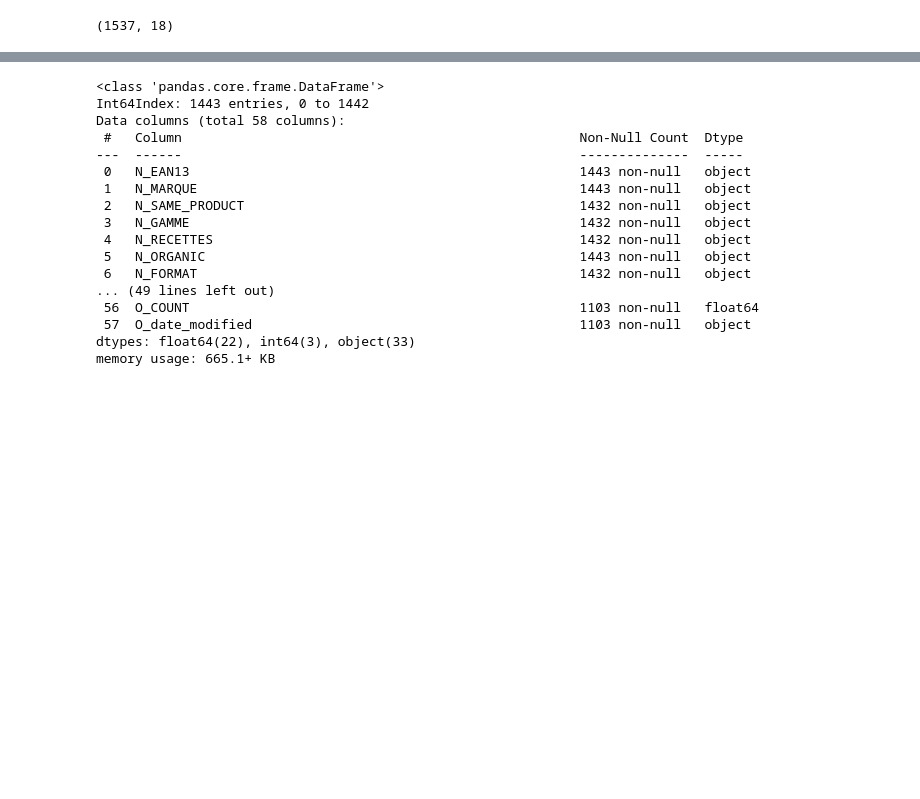
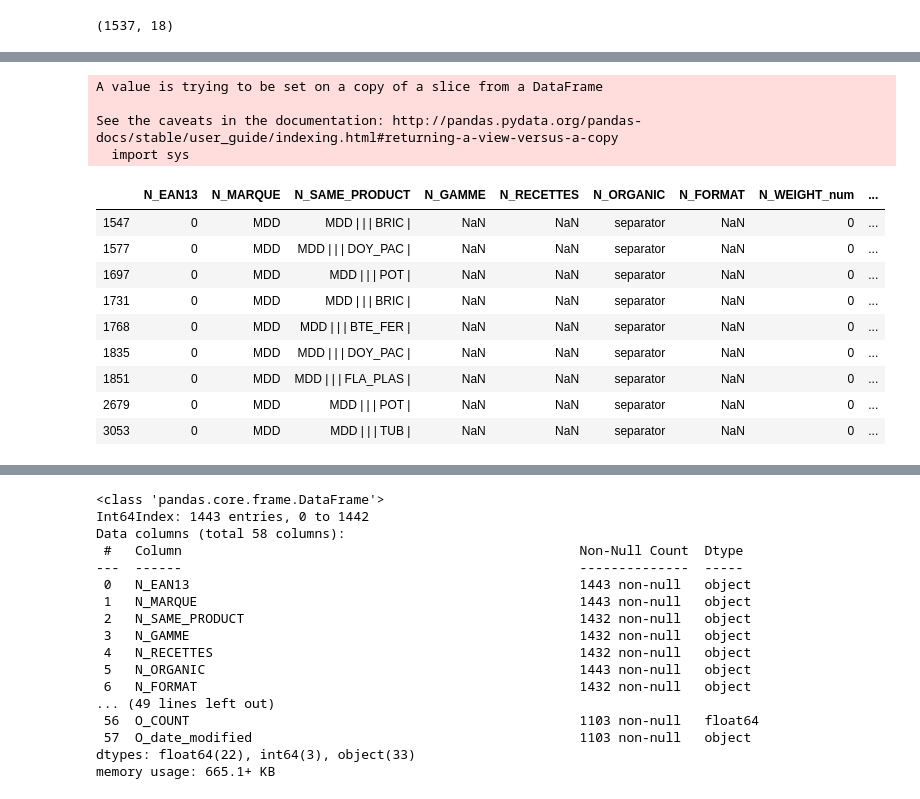
Before and after one commit to alex-toy/italians_do_it_better, a Jupyter notebook: M_MERGE/MERGE_N_O.ipynb, the cells around one changed output, grey strips where cells are left out. Drawn from its saved outputs; the diff is of its cells as text; code cells hidden in the pictures; blank space fills up the shorter version.

```diff
--- a/M_MERGE/MERGE_N_O.ipynb
+++ b/M_MERGE/MERGE_N_O.ipynb
@@ -338,0 +369,27 @@ df_N_PROD.shape
+# %%
+# Creation on the values in N_SAME_PROD for MDD' and 'MDD_1_PRX'
+mdd=(df_N_PROD['N_MARQUE']=='MDD')|(df_N_PROD['N_MARQUE']=='MDD_1_PRX') #bolean vecteur (values to change)
+mdd_index=df_N_PROD[mdd].index
+df_N_PROD['N_SAME_PROD_MDD_test']=''
+
+for i in mdd_index:
+    df_N_PROD['N_SAME_PROD_MDD_test'][i]=df_N_PROD['N_MARQUE'][i] +' | | | '+df_N_PROD['N_EMBALLAGE'][i] +' | '
+    #df_N_PROD.iloc[i,:]['N_SAME_PROD_MDD_test'] =df_N_PROD.iloc[i,:]['N_MARQUE'] +' | | | '+df_N_PROD.iloc[i,:]['N_EMBALLAGE'] +' | '
+    #df_N_PROD.loc[i,'N_SAME_PRODUCT'] =df_N_PROD.loc[i,'N_MARQUE'] +' | | | '+df_N_PROD.loc[i,'N_EMBALLAGE'] +' | '
+
+df_N_PROD.loc[mdd_index,:].head(15)
+# %% [output]
+A value is trying to be set on a copy of a slice from a DataFrame
+
+See the caveats in the documentation: http://pandas.pydata.org/pandas-docs/stable/user_guide/indexing.html#returning-a-view-versus-a-copy
+  import sys
+|  | N_EAN13 | N_MARQUE | N_SAME_PRODUCT | N_GAMME | N_RECETTES | N_ORGANIC | N_FORMAT | N_WEIGHT_num | ... |
+| 1547 | 0 | MDD | MDD | | | BRIC | | NaN | NaN | separator | NaN | 0 | ... |
+| 1577 | 0 | MDD | MDD | | | DOY_PAC | | NaN | NaN | separator | NaN | 0 | ... |
+| 1697 | 0 | MDD | MDD | | | POT | | NaN | NaN | separator | NaN | 0 | ... |
+| 1731 | 0 | MDD | MDD | | | BRIC | | NaN | NaN | separator | NaN | 0 | ... |
+| 1768 | 0 | MDD | MDD | | | BTE_FER | | NaN | NaN | separator | NaN | 0 | ... |
+| 1835 | 0 | MDD | MDD | | | DOY_PAC | | NaN | NaN | separator | NaN | 0 | ... |
+| 1851 | 0 | MDD | MDD | | | FLA_PLAS | | NaN | NaN | separator | NaN | 0 | ... |
+| 2679 | 0 | MDD | MDD | | | POT | | NaN | NaN | separator | NaN | 0 | ... |
+| 3053 | 0 | MDD | MDD | | | TUB | | NaN | NaN | separator | NaN | 0 | ... |
```
Also changed, not shown: parts of 40 cells of this notebook, 11 other files.
